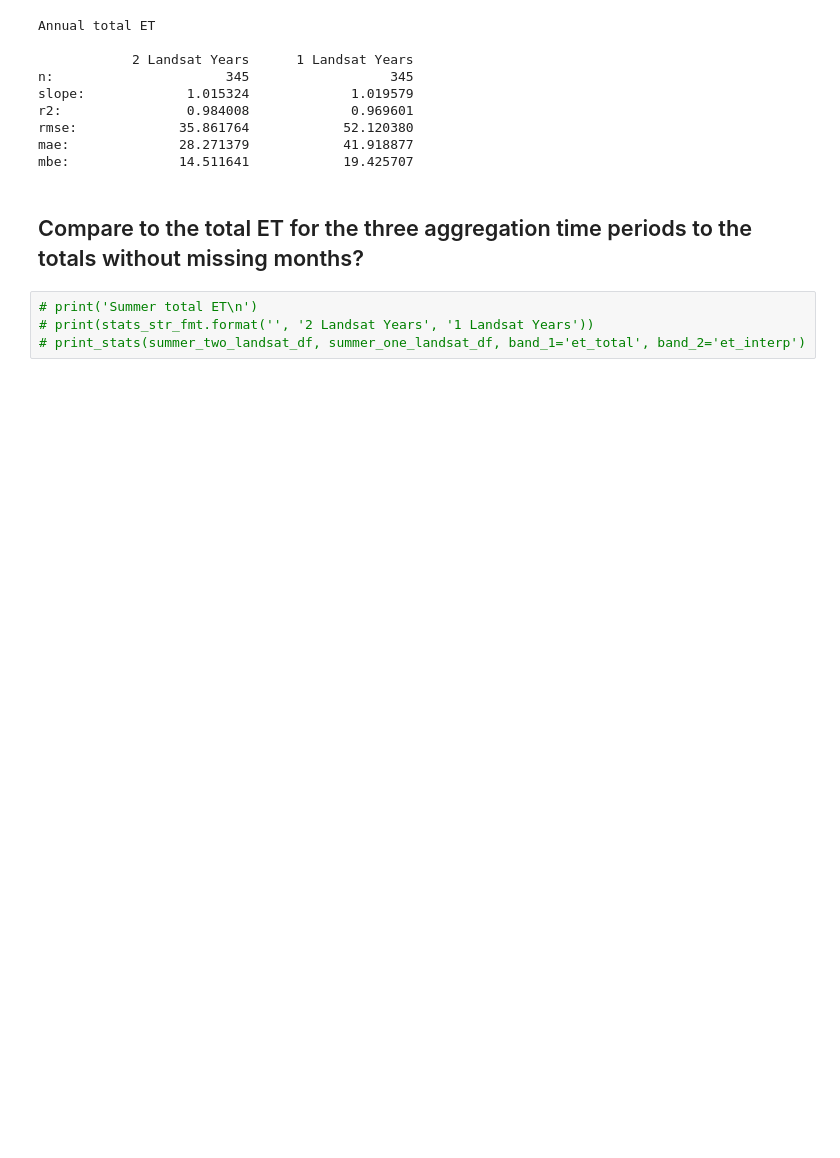
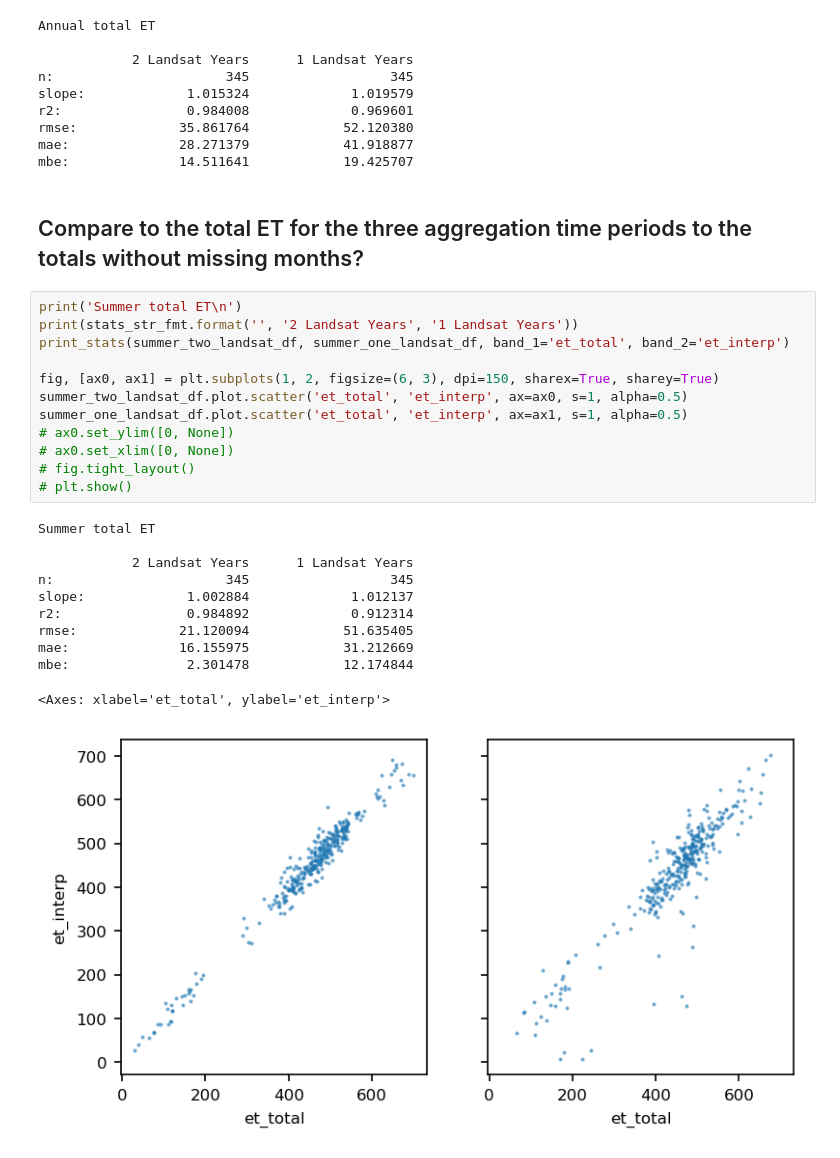
Before and after one commit to cgmorton/interpolation_uncertainty, a Jupyter notebook: analysis.ipynb, the cells around one changed output. Cells and saved outputs as stored; diff of their text form; blank space fills up the shorter version.

```diff
--- a/analysis.ipynb
+++ b/analysis.ipynb
@@ -850,7 +858,27 @@ mbe:              14.511641            19.425707
 # %% [markdown]
 ## Compare to the total ET for the three aggregation time periods to the totals without missing months?
 # %%
-# print('Summer total ET\n')
-# print(stats_str_fmt.format('', '2 Landsat Years', '1 Landsat Years'))
-# print_stats(summer_two_landsat_df, summer_one_landsat_df, band_1='et_total', band_2='et_interp')
+print('Summer total ET\n')
+print(stats_str_fmt.format('', '2 Landsat Years', '1 Landsat Years'))
+print_stats(summer_two_landsat_df, summer_one_landsat_df, band_1='et_total', band_2='et_interp')
+
+fig, [ax0, ax1] = plt.subplots(1, 2, figsize=(6, 3), dpi=150, sharex=True, sharey=True)
+summer_two_landsat_df.plot.scatter('et_total', 'et_interp', ax=ax0, s=1, alpha=0.5)
+summer_one_landsat_df.plot.scatter('et_total', 'et_interp', ax=ax1, s=1, alpha=0.5)
+# ax0.set_ylim([0, None])
+# ax0.set_xlim([0, None])
+# fig.tight_layout()
+# plt.show()
+# %% [output]
+Summer total ET
+
+            2 Landsat Years      1 Landsat Years
+n:                      345                  345
+slope:             1.002884             1.012137
+r2:                0.984892             0.912314
+rmse:             21.120094            51.635405
+mae:              16.155975            31.212669
+mbe:               2.301478            12.174844
+<Axes: xlabel='et_total', ylabel='et_interp'>
+[figure, added]
 # %%
```
Also changed, not shown: parts of 7 cells of this notebook.
